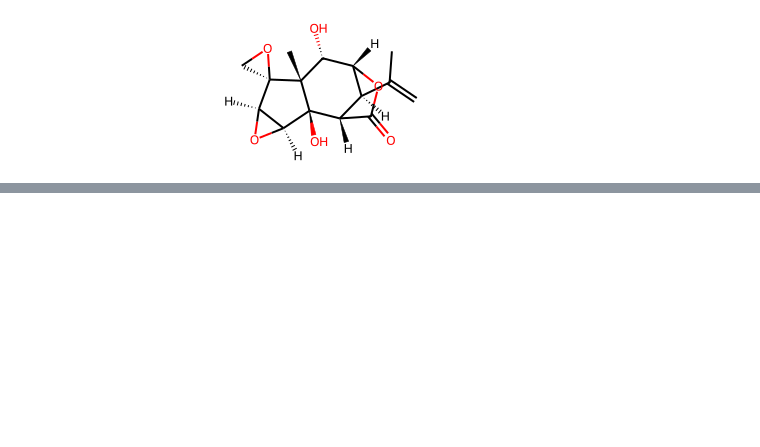
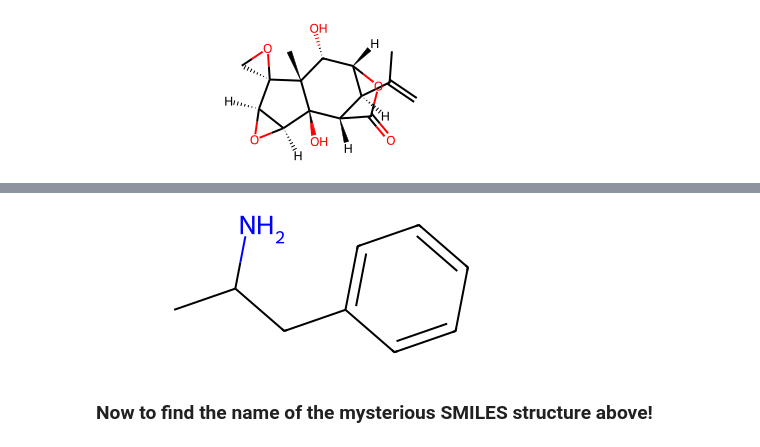
Before and after one commit to sladem-tox/Rdkit-stuff, a Jupyter notebook: DrawMol.ipynb, the cells around one changed output, grey strips where cells are left out. Drawn from its saved outputs; the diff is of its cells as text; code cells hidden in the pictures; blank space fills up the shorter version.

```diff
--- a/DrawMol.ipynb
+++ b/DrawMol.ipynb
@@ -22,0 +30,9 @@ mol
+# %%
+# Dex amphetamine
+
+mol = Chem.MolFromSmiles('CC(CC1=CC=CC=C1)N')
+mol
+# %% [output]
+[figure, added]
+# %% [markdown]
+### Now to find the name of the mysterious SMILES structure above!
```
Also changed, not shown: parts of 6 cells of this notebook.
